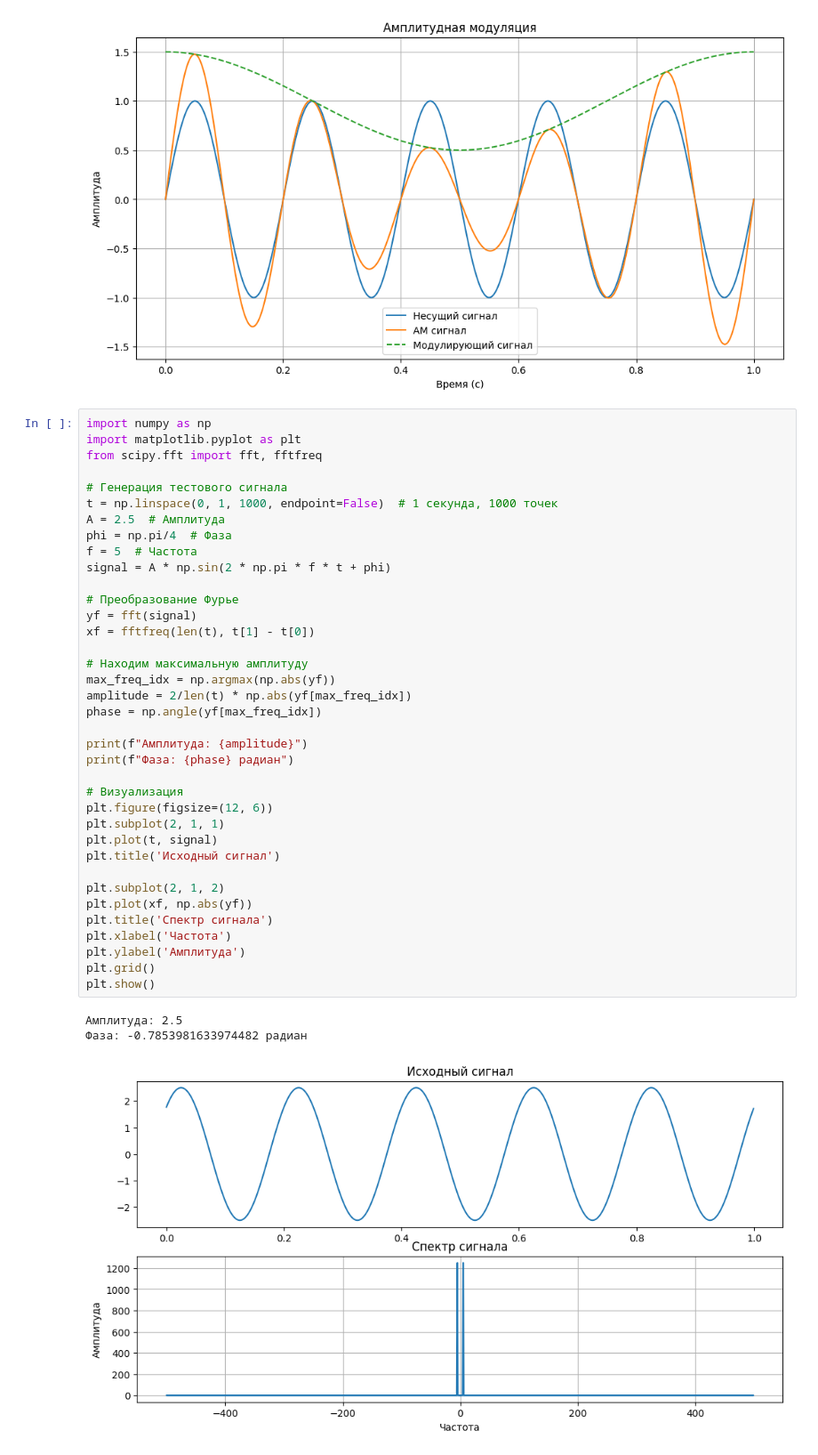
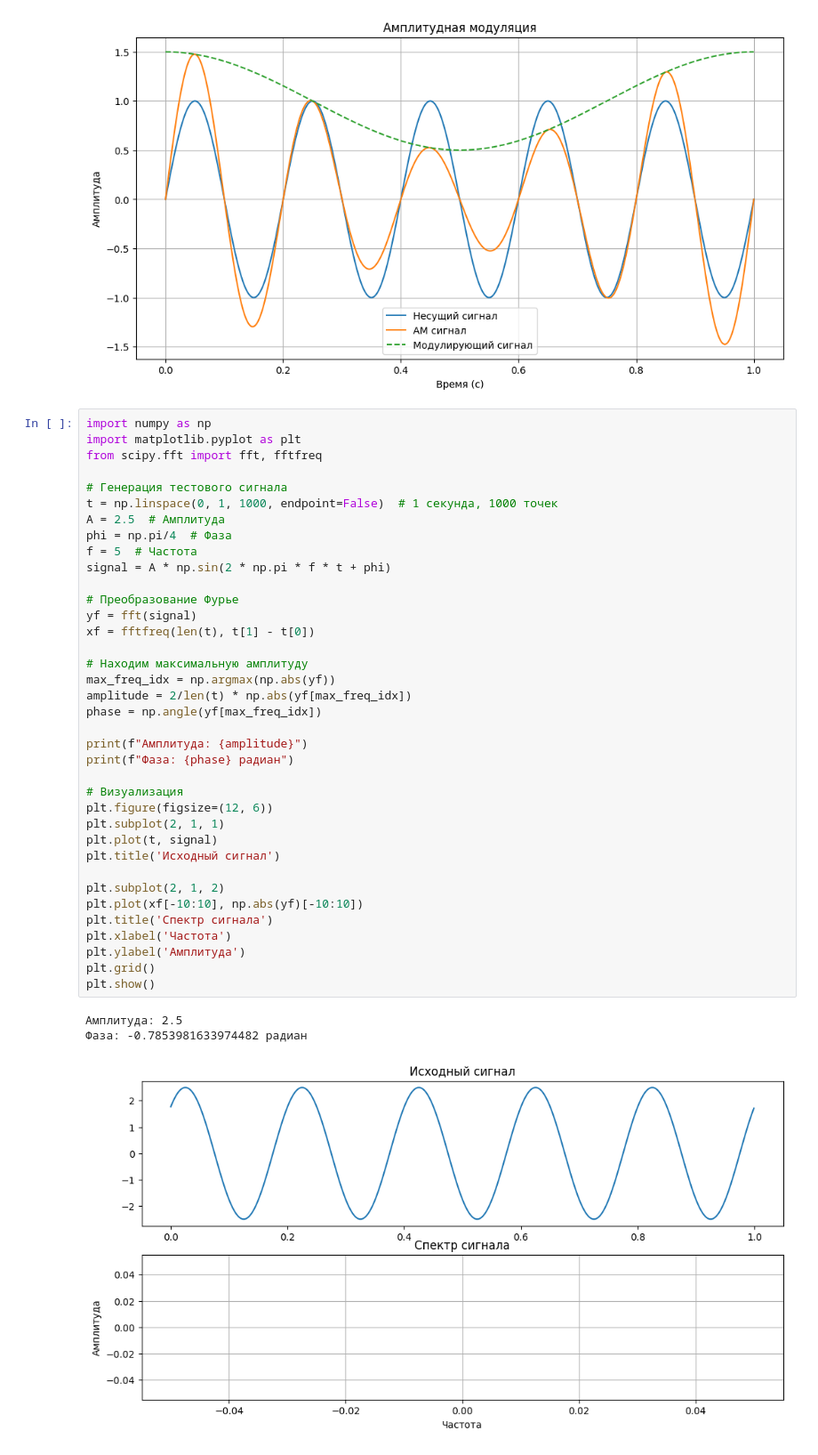
Before and after one commit to BuslaySt/Helmholz-Polymagnit, a Jupyter notebook: Sine.ipynb, the cells around one changed output. Shown at 89% size. Saved outputs shown, nothing was run; the diff lists cells and outputs as text.

```diff
--- a/Sine.ipynb
+++ b/Sine.ipynb
@@ -114,32 +114,32 @@ phi = np.pi/4  # Фаза
 f = 5  # Частота
 signal = A * np.sin(2 * np.pi * f * t + phi)
 
 # Преобразование Фурье
 yf = fft(signal)
 xf = fftfreq(len(t), t[1] - t[0])
 
 # Находим максимальную амплитуду
 max_freq_idx = np.argmax(np.abs(yf))
 amplitude = 2/len(t) * np.abs(yf[max_freq_idx])
 phase = np.angle(yf[max_freq_idx])
 
 print(f"Амплитуда: {amplitude}")
 print(f"Фаза: {phase} радиан")
 
 # Визуализация
 plt.figure(figsize=(12, 6))
 plt.subplot(2, 1, 1)
 plt.plot(t, signal)
 plt.title('Исходный сигнал')
 
 plt.subplot(2, 1, 2)
-plt.plot(xf, np.abs(yf))
+plt.plot(xf[-10:10], np.abs(yf)[-10:10])
 plt.title('Спектр сигнала')
 plt.xlabel('Частота')
 plt.ylabel('Амплитуда')
 plt.grid()
 plt.show()
 # %% [output]
 Амплитуда: 2.5
 Фаза: -0.7853981633974482 радиан
-[figure, old version]
+[figure, new version]
```
Also changed, not shown: parts of 6 cells of this notebook.
